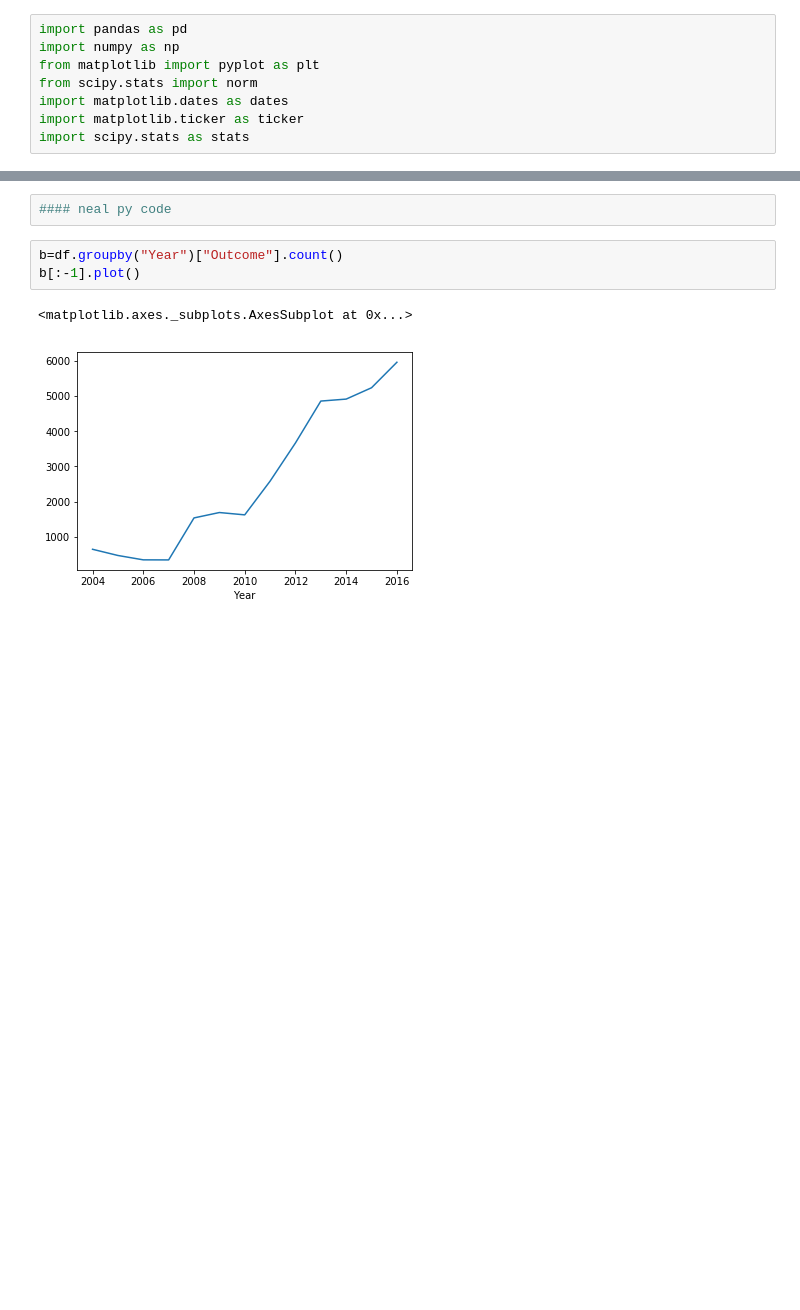
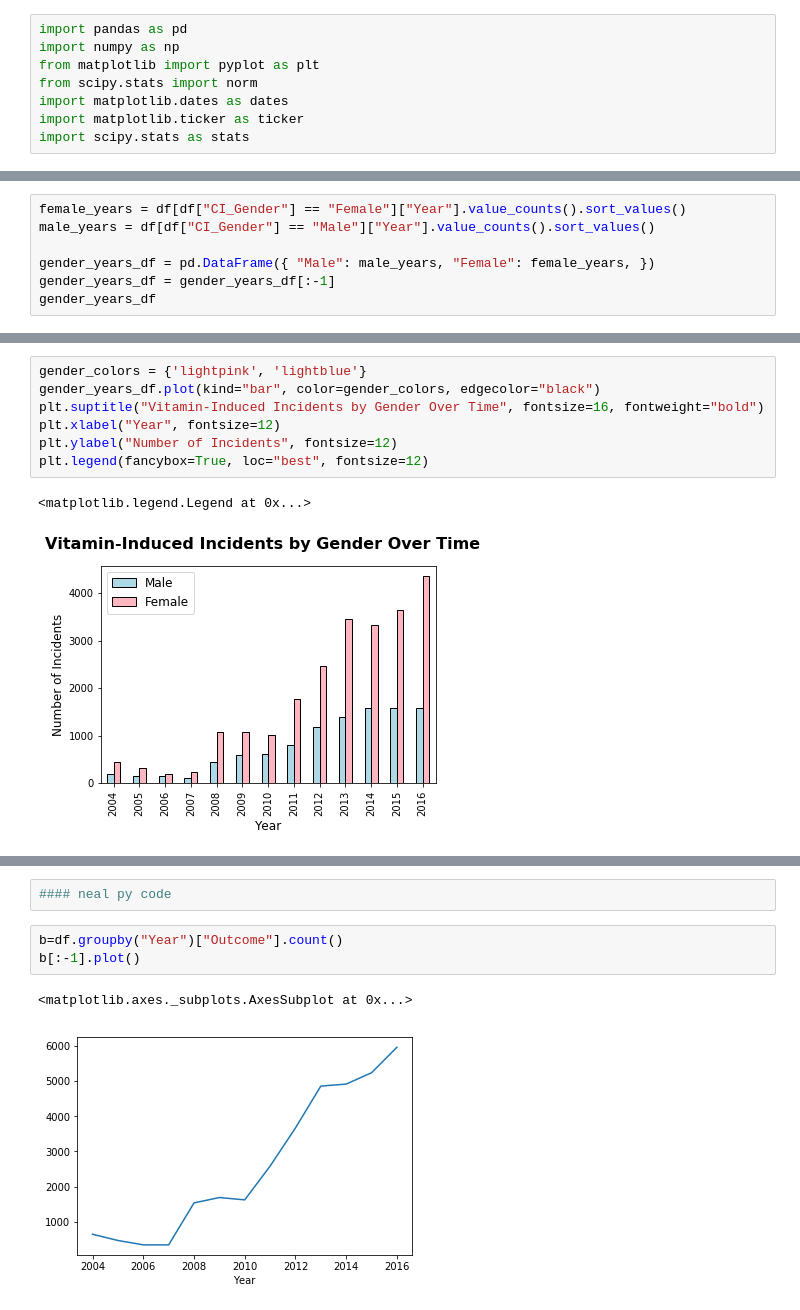
Before and after one commit to ying-li-python/Vita-Mine, a Jupyter notebook: PROJECT.ipynb, the cells around one changed output, grey strips where cells are left out. Cells and saved outputs as stored; diff of their text form; blank space fills up the shorter version.

```diff
--- a/PROJECT.ipynb
+++ b/PROJECT.ipynb
@@ -16,0 +56,7 @@ df.tail(3)
+# %%
+female_years = df[df["CI_Gender"] == "Female"]["Year"].value_counts().sort_values()
+male_years = df[df["CI_Gender"] == "Male"]["Year"].value_counts().sort_values()
+
+gender_years_df = pd.DataFrame({ "Male": male_years, "Female": female_years, })
+gender_years_df = gender_years_df[:-1]
+gender_years_df
@@ -16,0 +78,10 @@ df.tail(3)
+# %%
+gender_colors = {'lightpink', 'lightblue'}
+gender_years_df.plot(kind="bar", color=gender_colors, edgecolor="black")
+plt.suptitle("Vitamin-Induced Incidents by Gender Over Time", fontsize=16, fontweight="bold")
+plt.xlabel("Year", fontsize=12)
+plt.ylabel("Number of Incidents", fontsize=12)
+plt.legend(fancybox=True, loc="best", fontsize=12)
+# %% [output]
+<matplotlib.legend.Legend at 0x...>
+[figure, added]
```
Also changed, not shown: parts of 12 cells of this notebook.
